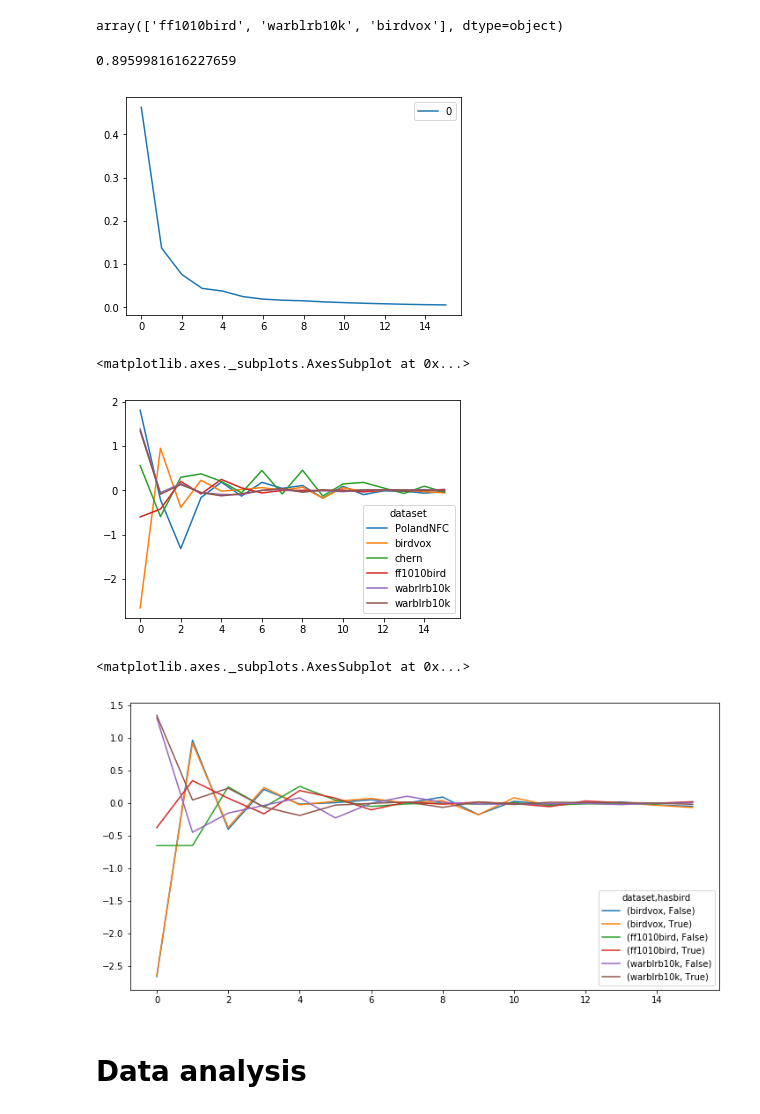
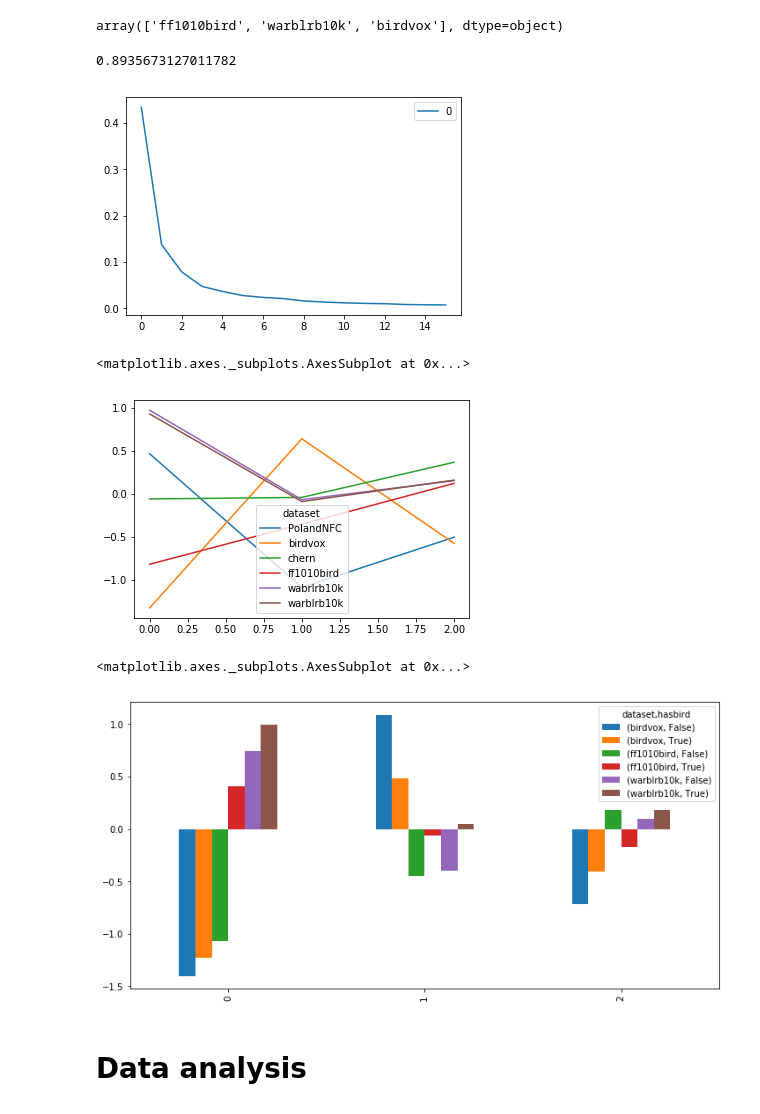
Before and after one commit to jonnor/birddetect, a Jupyter notebook: Model.ipynb, the cells around one changed output. Cells and saved outputs as stored; diff of their text form; code cells hidden in the pictures.

```diff
--- a/Model.ipynb
+++ b/Model.ipynb
@@ -25,7 +25,7 @@ import librosa
 import librosa.display
 # %%
 
-def load_dataset(featurespath, labelpath=None, name=None, datadir='data/mels64-median3-fmin0-fmax20050-minmax/'):
+def load_dataset(featurespath, labelpath=None, name=None, datadir='data/mels64-median3-fmin500-fmax15000-minmax/'):
     if name is None:
         name=featurespath.split('_')[0]
     features = pandas.read_csv(datadir+featurespath)
@@ -77,8 +77,8 @@ pca.fit(get_features(dataset)[0])
 pandas.DataFrame(pca.explained_variance_ratio_).plot()
 numpy.sum(pca.explained_variance_ratio_[:16])
 # %% [output]
-0.8959981616227659
+0.8935673127011782
-[figure, old version]
+[figure, new version]
 # %%
 pcaed = pca.transform(get_features(alldata)[0])
 pcaed = pandas.DataFrame(pcaed, index=alldata.index)
@@ -95,12 +95,12 @@ pcaed['hasbird'] = alldata.hasbird
 pcaed.groupby('dataset').median().T.plot()
 # %% [output]
 <matplotlib.axes._subplots.AxesSubplot at 0x...>
-[figure, old version]
+[figure, new version]
 # %%
-pcaed.groupby(['dataset', 'hasbird']).median().T.plot(figsize=(12,6))
+pcaed.groupby(['dataset', 'hasbird']).median().T.plot(kind='bar',figsize=(12,6))
 # %% [output]
 <matplotlib.axes._subplots.AxesSubplot at 0x...>
-[figure, old version]
+[figure, new version]
 # %% [markdown]
 # Data analysis
 # %%
```
Also changed, not shown: parts of 9 cells of this notebook, 1 other file.
